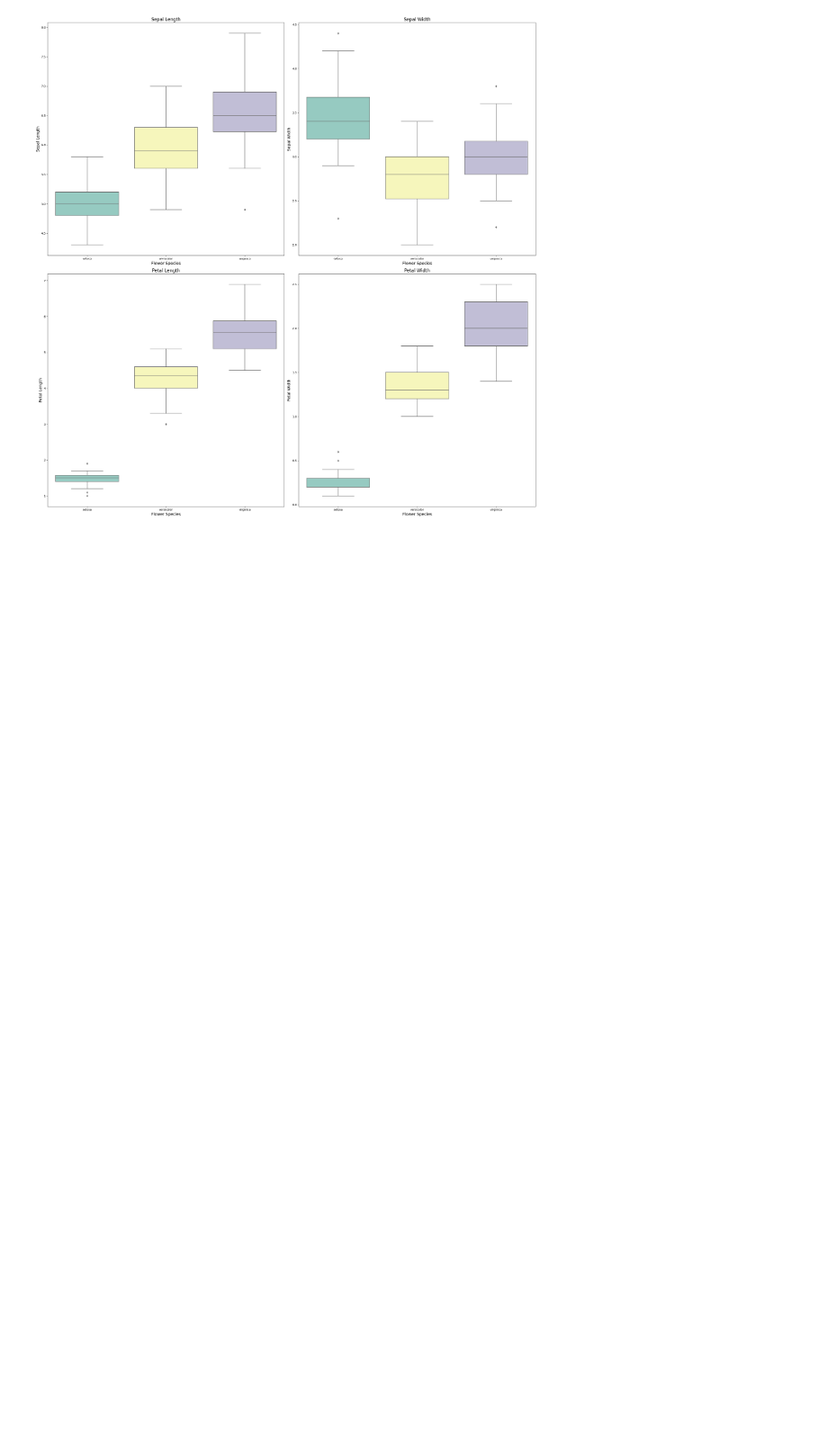
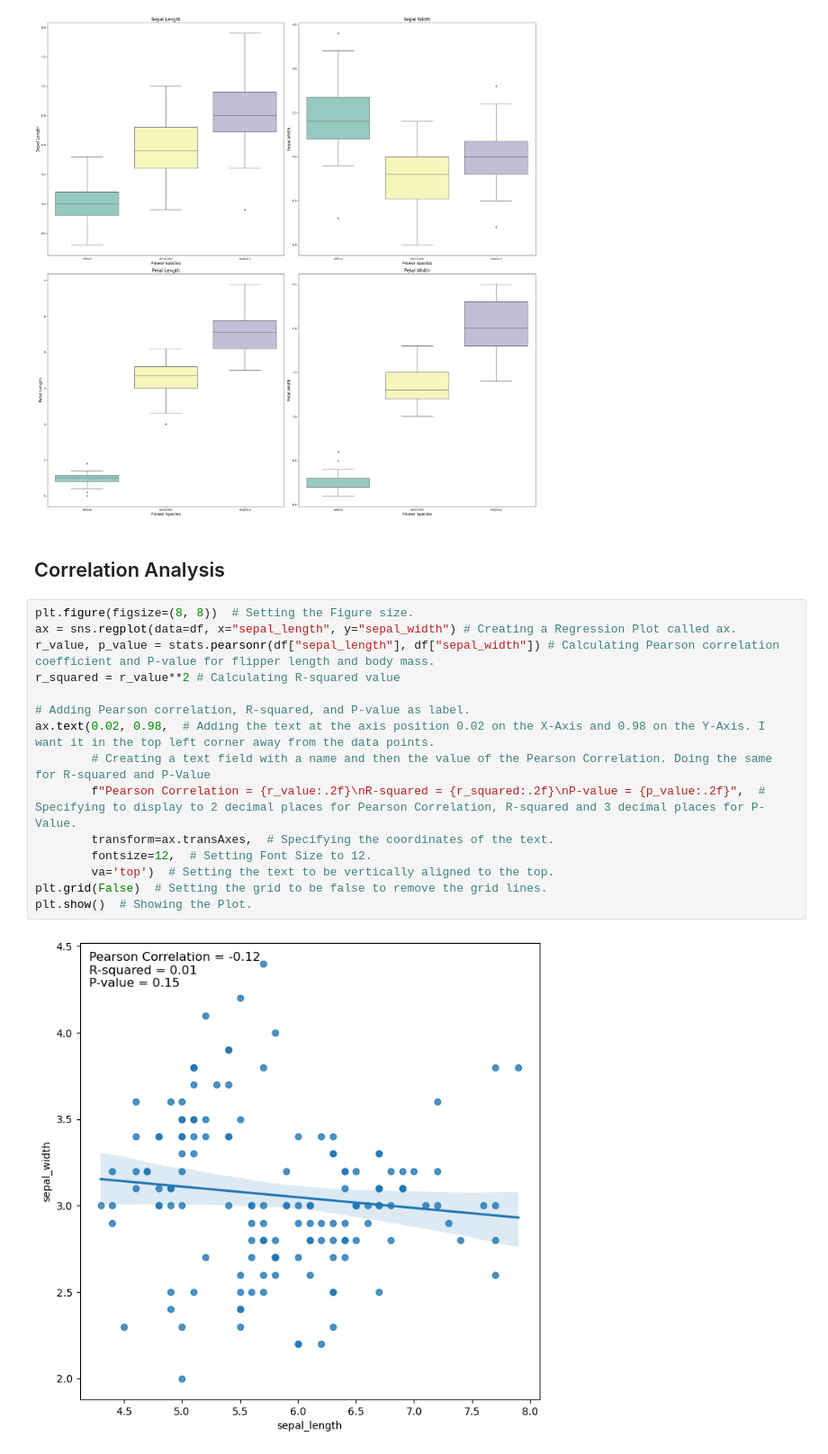
Before and after one commit to FDEgan/Iris_Project, a Jupyter notebook: Analysis.ipynb, the cells around one changed output. Shown at 90% size. Saved outputs shown, nothing was run; the diff lists cells and outputs as text; blank space fills up the shorter version.

Commit message:
Added in Correlation Analysis/ Added in Summary Stats/ Created subplots that show graphs in single plot for images

```diff
--- a/Analysis.ipynb
+++ b/Analysis.ipynb
@@ -418,3 +375,22 @@ plt.tight_layout()
 plt.show()
 # %% [output]
 [figure]
+# %% [markdown]
+## Correlation Analysis
+# %%
+plt.figure(figsize=(8, 8))  # Setting the Figure size.
+ax = sns.regplot(data=df, x="sepal_length", y="sepal_width") # Creating a Regression Plot called ax.
+r_value, p_value = stats.pearsonr(df["sepal_length"], df["sepal_width"]) # Calculating Pearson correlation coefficient and P-value for flipper length and body mass.
+r_squared = r_value**2 # Calculating R-squared value
+
+# Adding Pearson correlation, R-squared, and P-value as label.
+ax.text(0.02, 0.98,  # Adding the text at the axis position 0.02 on the X-Axis and 0.98 on the Y-Axis. I want it in the top left corner away from the data points.
+        # Creating a text field with a name and then the value of the Pearson Correlation. Doing the same for R-squared and P-Value
+        f"Pearson Correlation = {r_value:.2f}\nR-squared = {r_squared:.2f}\nP-value = {p_value:.2f}",  # Specifying to display to 2 decimal places for Pearson Correlation, R-squared and 3 decimal places for P-Value.
+        transform=ax.transAxes,  # Specifying the coordinates of the text.
+        fontsize=12,  # Setting Font Size to 12.
+        va='top')  # Setting the text to be vertically aligned to the top.
+plt.grid(False)  # Setting the grid to be false to remove the grid lines.
+plt.show()  # Showing the Plot.
+# %% [output]
+[figure, added]
```
Also changed, not shown: parts of 16 cells of this notebook.
